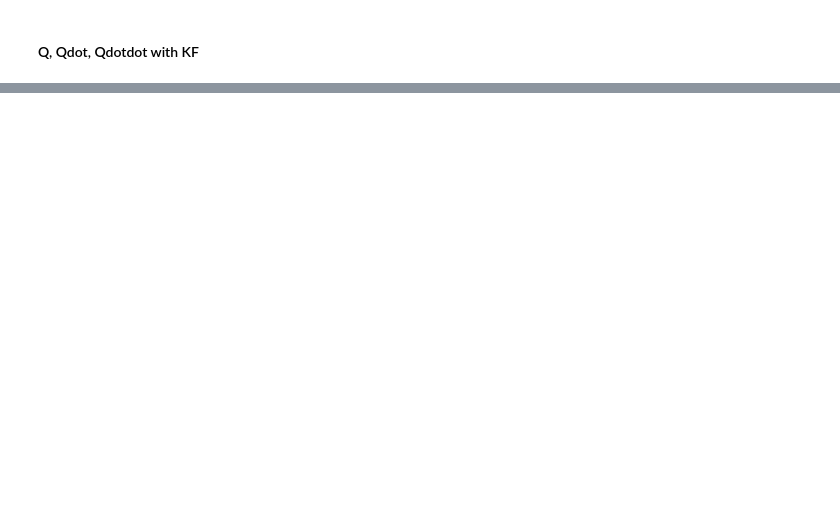
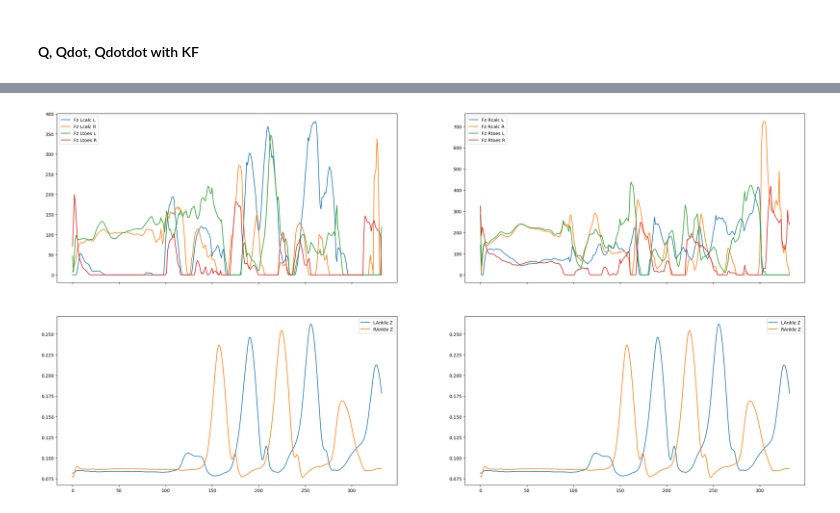
Before and after one commit to PARCO-LAB/COMETH, a Jupyter notebook: inverse_dynamics/test_dynamics.ipynb, the cells around one changed output, grey strips where cells are left out. Saved outputs shown, nothing was run; the diff lists cells and outputs as text; code cells hidden in the pictures; blank space fills up the shorter version.

Commit message:
Experiments on dynamics

```diff
--- a/inverse_dynamics/test_dynamics.ipynb
+++ b/inverse_dynamics/test_dynamics.ipynb
@@ -7,7 +7,6 @@ import numpy as np
 import time
 import matplotlib.pyplot as plt
 import os
-from Viewer import Viewer,
-# gui = nimble.NimbleGUI()
-# gui.serve(8080)
+gui = nimble.NimbleGUI()
+gui.serve(8080)
 # sudo lsof -iTCP:8080 -sTCP:LISTEN
@@ -93,7 +87,7 @@ Setting neutral pos to   0
 # %% [markdown]
 #### Q without KF
 # %%
-s = DynamicSkeleton(config='BODY15_constrained_3D.xml',osim_file=os.path.abspath('COMETH/bsm.osim'))
+s = DynamicSkeleton()
 s.hip_correction = False
 s12.load_from_numpy(target[0,:].reshape(-1,3),s.kps)
 s.load_from_BODY12(s12)
@@ -144,8 +131,9 @@ Q_es = np.array(Q_es)
 # %% [markdown]
 #### Q, Qdot, Qdotdot with KF
 # %%
+from COMETH.DynamicSkeleton import Kalman
 # Move the body model using gt and exact qpik, following input from totalcapture
-s = DynamicSkeleton(config='BODY15_constrained_3D.xml',osim_file=os.path.abspath('COMETH/bsm.osim'))
+s = DynamicSkeleton()
 s.hip_correction = False
 s12.load_from_numpy(target[0,:].reshape(-1,3),s.kps)
 s.load_from_BODY12(s12)
@@ -419,0 +773,34 @@ SolverError: Solver 'OSQP' failed. Try another solver, or solve with verbose=Tru
+# %%
+import matplotlib.pyplot as plt
+Fc = np.array(Fc)
+
+# plt.plot(Q_dotdot[:,32], label = "kf")
+# plt.show()
+
+fig, axs = plt.subplots(2,2,sharex=True, figsize=(30, 15))
+
+axs[0,0].plot(Fc[:,3*0+2],label=f'Fz Lcalc L')
+axs[0,0].plot(Fc[:,3*1+2],label=f'Fz Lcalc R')
+
+axs[0,0].plot(Fc[:,3*2+2],label=f'Fz Ltoes L')
+axs[0,0].plot(Fc[:,3*3+2],label=f'Fz Ltoes R')
+
+axs[0,1].plot(Fc[:,3*4+2],label=f'Fz Rcalc L')
+axs[0,1].plot(Fc[:,3*5+2],label=f'Fz Rcalc R')
+
+axs[0,1].plot(Fc[:,3*6+2],label=f'Fz Rtoes L')
+axs[0,1].plot(Fc[:,3*7+2],label=f'Fz Rtoes R')
+
+
+axs[1,0].plot(target[:Fc.shape[0],32],label=f'LAnkle Z')
+axs[1,0].plot(target[:Fc.shape[0],35],label=f'RAnkle Z')
+axs[1,1].plot(target[:Fc.shape[0],32],label=f'LAnkle Z')
+axs[1,1].plot(target[:Fc.shape[0],35],label=f'RAnkle Z')
+
+axs[0,0].legend()
+axs[0,1].legend()
+axs[1,0].legend()
+axs[1,1].legend()
+plt.show()
+# %% [output]
+[figure, added]
```
Also changed, not shown: parts of 15 cells of this notebook, 2 other files.
